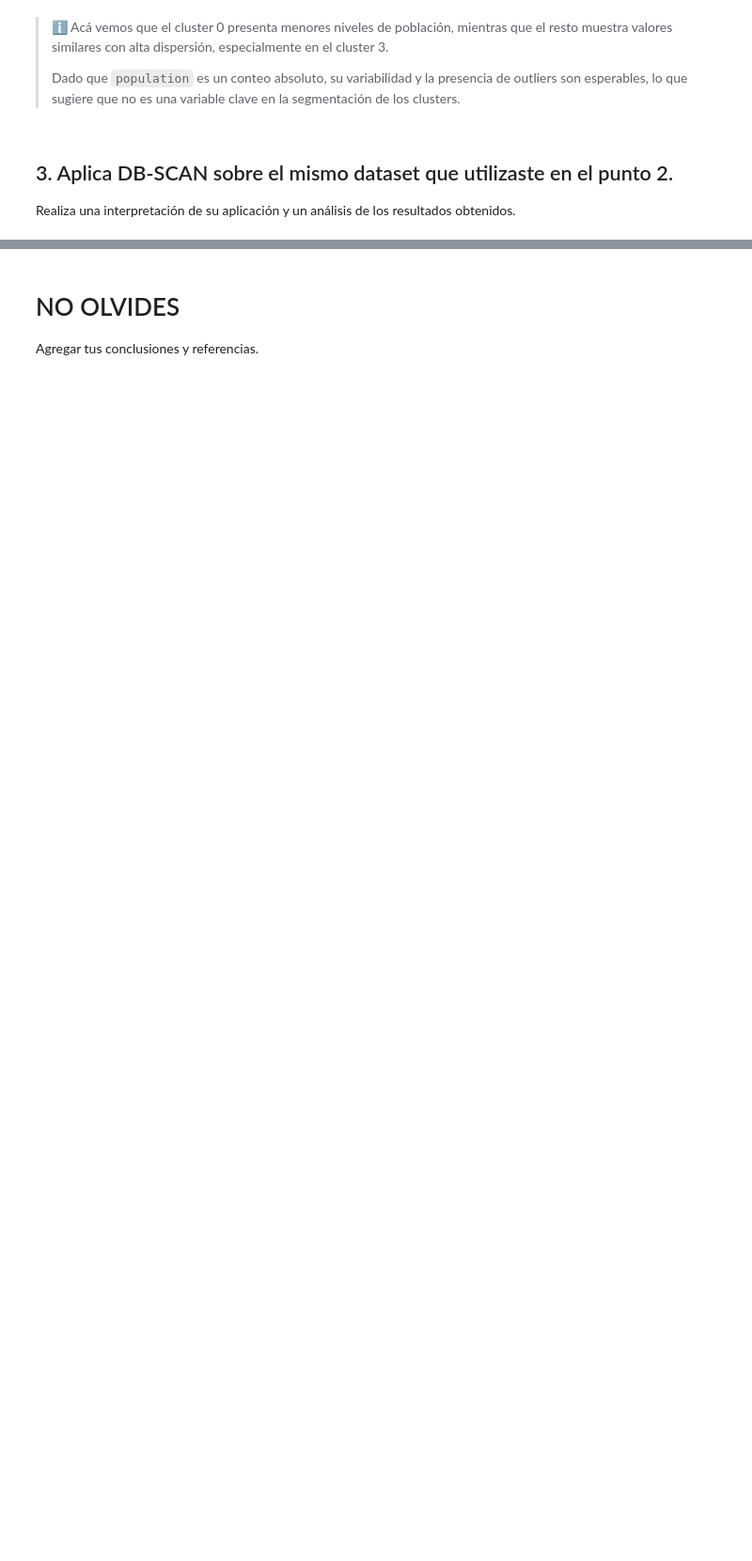
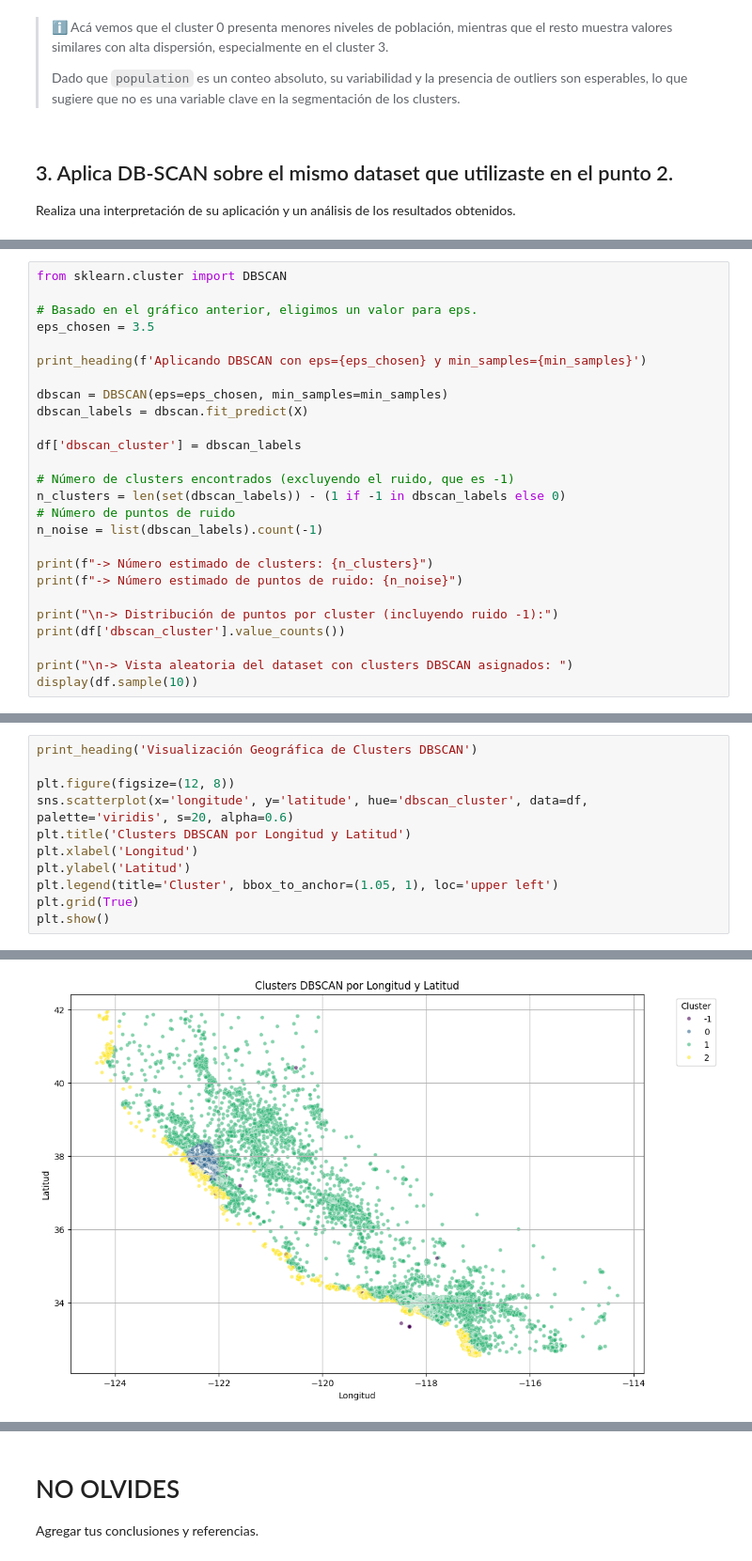
Before and after one commit to fernandolievano/aprendizaje-automatico-1, a Jupyter notebook: TP2_clustering.ipynb, the cells around one changed output, grey strips where cells are left out. Shown at 94% size. Cells and saved outputs as stored; diff of their text form; blank space fills up the shorter version.

```diff
--- a/TP2_clustering.ipynb
+++ b/TP2_clustering.ipynb
@@ -580,0 +648,26 @@ Realiza una interpretación de su aplicación y un análisis de los resultados o
+# %%
+from sklearn.cluster import DBSCAN
+
+# Basado en el gráfico anterior, eligimos un valor para eps.
+eps_chosen = 3.5
+
+print_heading(f'Aplicando DBSCAN con eps={eps_chosen} y min_samples={min_samples}')
+
+dbscan = DBSCAN(eps=eps_chosen, min_samples=min_samples)
+dbscan_labels = dbscan.fit_predict(X)
+
+df['dbscan_cluster'] = dbscan_labels
+
+# Número de clusters encontrados (excluyendo el ruido, que es -1)
+n_clusters = len(set(dbscan_labels)) - (1 if -1 in dbscan_labels else 0)
+# Número de puntos de ruido
+n_noise = list(dbscan_labels).count(-1)
+
+print(f"-> Número estimado de clusters: {n_clusters}")
+print(f"-> Número estimado de puntos de ruido: {n_noise}")
+
+print("\n-> Distribución de puntos por cluster (incluyendo ruido -1):")
+print(df['dbscan_cluster'].value_counts())
+
+print("\n-> Vista aleatoria del dataset con clusters DBSCAN asignados: ")
+display(df.sample(10))
@@ -580,0 +777,12 @@ Realiza una interpretación de su aplicación y un análisis de los resultados o
+# %%
+print_heading('Visualización Geográfica de Clusters DBSCAN')
+
+plt.figure(figsize=(12, 8))
+sns.scatterplot(x='longitude', y='latitude', hue='dbscan_cluster', data=df, palette='viridis', s=20, alpha=0.6)
+plt.title('Clusters DBSCAN por Longitud y Latitud')
+plt.xlabel('Longitud')
+plt.ylabel('Latitud')
+plt.legend(title='Cluster', bbox_to_anchor=(1.05, 1), loc='upper left')
+plt.grid(True)
+plt.show()
+# %% [output]
@@ -580,0 +792 @@ Realiza una interpretación de su aplicación y un análisis de los resultados o
+[figure, added]
```
Also changed, not shown: parts of 16 cells of this notebook.
